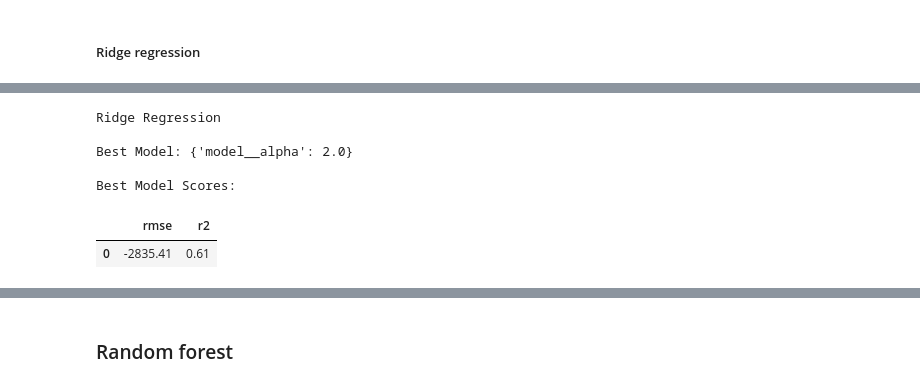
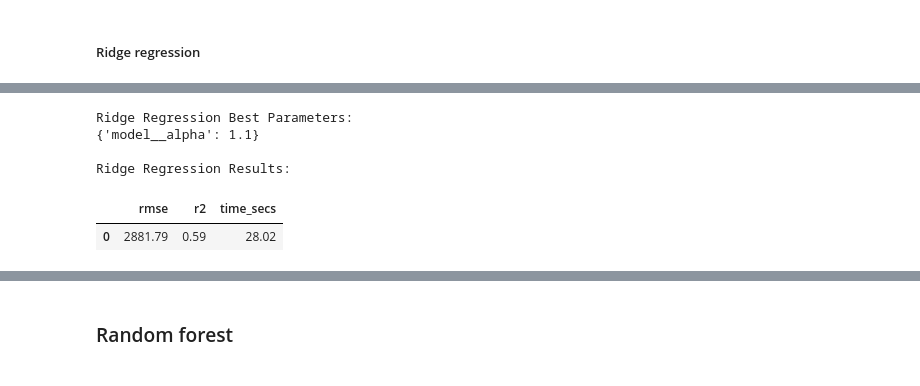
Before and after one commit to kellyshreeve/predicting-used-car-price, a Jupyter notebook: car_price_analysis.ipynb, the cells around one changed output, grey strips where cells are left out. Cells and saved outputs as stored; diff of their text form; code cells hidden in the pictures.

Commit message:
linreg results

```diff
--- a/car_price_analysis.ipynb
+++ b/car_price_analysis.ipynb
@@ -46,8 +71,8 @@ def freq_table(df, column):
 # %%
 # User-defined GridSearchCV results function
-def gscv_results(gscv_object, main_scorer, *add_scores):
-    '''Take an sklearn GridSearchCV object and return a tuple of best model parameters and
-    pandas dataframe of scores for the best model.
+def gscv_results(gscv_object, main_scorer, *add_scores, greater_is_better=True):
+    '''Take an sklearn GridSearchCV object and return a tuple of best model
+    parameters and pandas dataframe of scores for the best model.
 
     gscv_object: fitted GridSearchCV object with one or multiple scorers.
     main_scorer: scorer passed to gscv_object, or refit score if gscv_object is passed multiple scorers.
@@ -58,7 +83,11 @@ def gscv_results(gscv_object, main_scorer, *add_scores):
     best_index = gscv_object.best_index_
 
     # create data frame with best main score
-    best_score = gscv_object.best_score_.round(4)
+    if greater_is_better:
+        best_score = gscv_object.best_score_.round(4)
+    else:
+        best_score = -1 * (gscv_object.best_score_.round(4))
+
     results = pd.DataFrame(data={f'{main_scorer}':[best_score]})
 
     # for score in additional scores, add column with best model score
@@ -1008,9 +1017,8 @@ print(linreg_cv['test_rmse'].mean())
 # %% [markdown]
 ##### Ridge regression
 # %%
-%%time
-print('Ridge Regression Execution Time:')
-print()
+# Tune ridge regression alpha using pipe and gridsearchcv
+start = time.time()
 
 pipe = Pipeline(steps=[('transform', preprocessor), ('model', Ridge())])
 
@@ -1020,6 +1028,15 @@ grid = {
 
 ridge_gscv = GridSearchCV(pipe, param_grid=grid, scoring=scorers, refit='rmse', cv=3)
 ridge_gscv.fit(feat_train, targ_train)
+
+end = time.time()
+
+# Calculate run time
+ridge_time = end - start
+
+print('Ridge Regression Execution Time:')
+print()
+print(f'{ridge_time:.2f} seconds')
 # %% [output]
 Ridge Regression Execution Time:
 
@@ -1045,18 +1044,20 @@ GridSearchCV(cv=3,
 # %%
-print('Ridge Regression')
+# Save ridge regression results
+ridge_gscv_params, ridge_gscv_results = gscv_results(ridge_gscv, 'rmse', 'r2',
+                                                     greater_is_better=False)
+
+# Append time
+ridge_gscv_results['time_secs'] = ridge_time
+
+print('Ridge Regression Best Parameters:')
+print(ridge_gscv_params)
 print()
-
-ridge_gscv_params, ridge_gscv_results = gscv_results(ridge_gscv, 'rmse', 'r2')
-
-print(f'Best Model: {ridge_gscv_params}')
-print()
-print('Best Model Scores:')
+print('Ridge Regression Results:')
 display(ridge_gscv_results.round(2))
 # %% [output]
-Ridge Regression
+Ridge Regression Best Parameters:
+{'model__alpha': 1.1}
 
-Best Model: {'model__alpha': 2.0}
-
-Best Model Scores:
+Ridge Regression Results:
-|  | rmse | r2 |
-| 0 | -2835.41 | 0.61 |
+|  | rmse | r2 | time_secs |
+| 0 | 2881.79 | 0.59 | 28.02 |
```
Also changed, not shown: parts of 19 cells of this notebook.
